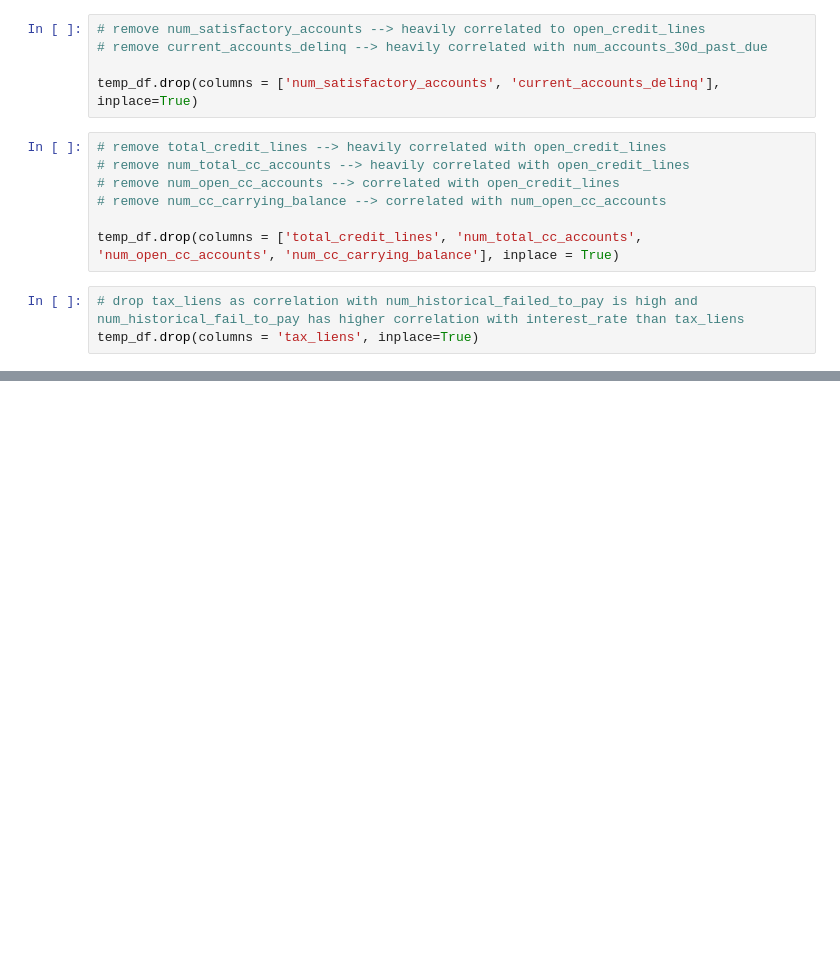
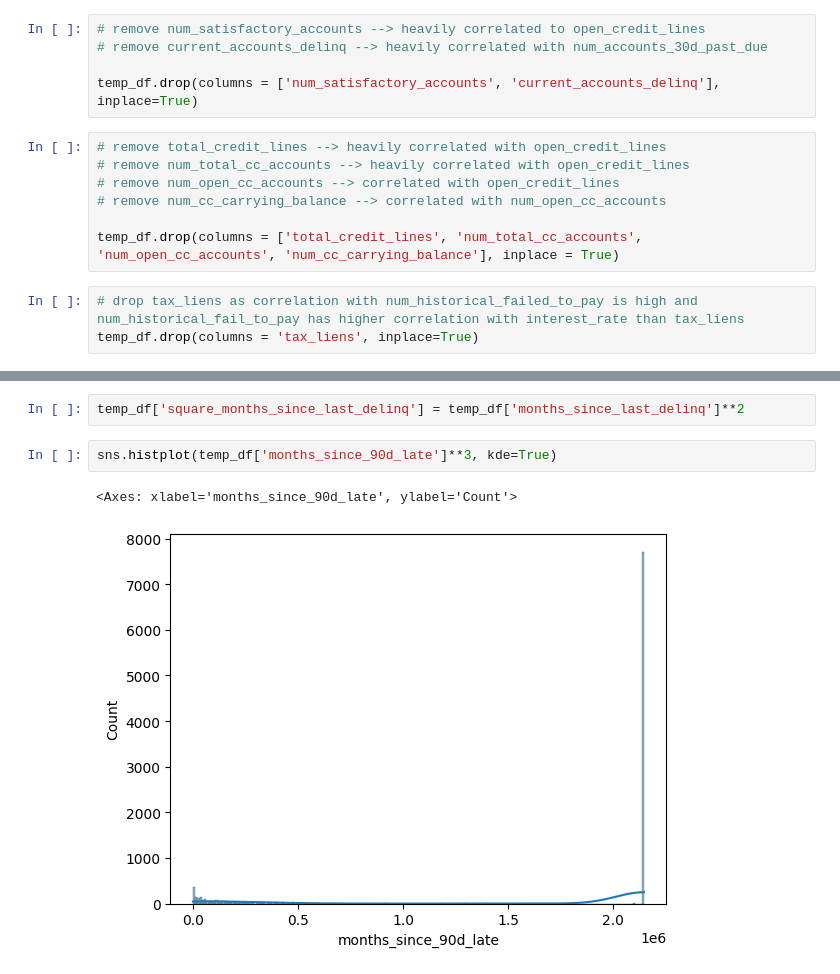
Before and after one commit to akshaypratap008/Linear-Regression-on-Lending-Club-Data, a Jupyter notebook: data_cleaning.ipynb, the cells around one changed output, grey strips where cells are left out. Drawn from its saved outputs; the diff is of its cells as text; blank space fills up the shorter version.

```diff
--- a/data_cleaning.ipynb
+++ b/data_cleaning.ipynb
@@ -166,0 +361,7 @@ temp_df.corr()
+# %%
+temp_df['square_months_since_last_delinq'] = temp_df['months_since_last_delinq']**2
+# %%
+sns.histplot(temp_df['months_since_90d_late']**3, kde=True)
+# %% [output]
+<Axes: xlabel='months_since_90d_late', ylabel='Count'>
+[figure, added]
```
Also changed, not shown: parts of 86 cells of this notebook, 1 other file.
